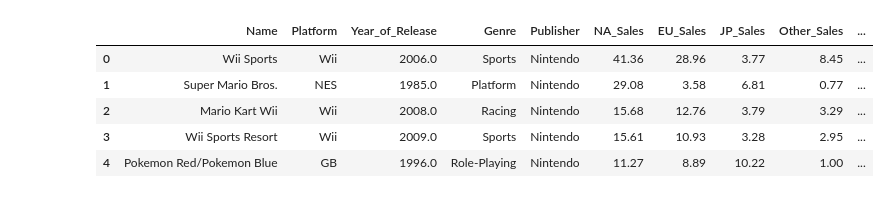
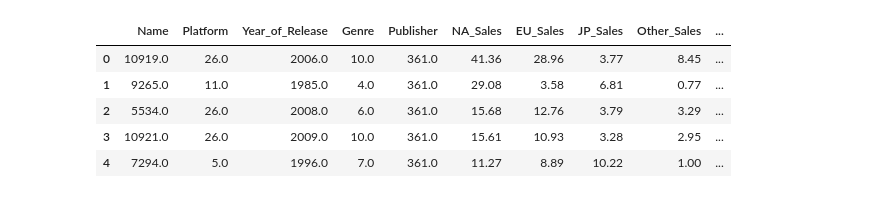
Before and after one commit to qianlan97/CPE695_Final, a Jupyter notebook: linear_regression.ipynb, the cells around one changed output. Saved outputs shown, nothing was run; the diff lists cells and outputs as text; code cells hidden in the pictures.

```diff
--- a/linear_regression.ipynb
+++ b/linear_regression.ipynb
@@ -4,10 +8,10 @@ import pandas as pd
 # %%
-df = pd.read_csv('Video_Games.csv')
+df = pd.read_csv('Fully_Encoded.csv')
 df.head()
 # %% [output]
 |  | Name | Platform | Year_of_Release | Genre | Publisher | NA_Sales | EU_Sales | JP_Sales | Other_Sales | ... |
-| 0 | Wii Sports | Wii | 2006.0 | Sports | Nintendo | 41.36 | 28.96 | 3.77 | 8.45 | ... |
-| 1 | Super Mario Bros. | NES | 1985.0 | Platform | Nintendo | 29.08 | 3.58 | 6.81 | 0.77 | ... |
-| 2 | Mario Kart Wii | Wii | 2008.0 | Racing | Nintendo | 15.68 | 12.76 | 3.79 | 3.29 | ... |
-| 3 | Wii Sports Resort | Wii | 2009.0 | Sports | Nintendo | 15.61 | 10.93 | 3.28 | 2.95 | ... |
-| 4 | Pokemon Red/Pokemon Blue | GB | 1996.0 | Role-Playing | Nintendo | 11.27 | 8.89 | 10.22 | 1.00 | ... |
+| 0 | 10919.0 | 26.0 | 2006.0 | 10.0 | 361.0 | 41.36 | 28.96 | 3.77 | 8.45 | ... |
+| 1 | 9265.0 | 11.0 | 1985.0 | 4.0 | 361.0 | 29.08 | 3.58 | 6.81 | 0.77 | ... |
+| 2 | 5534.0 | 26.0 | 2008.0 | 6.0 | 361.0 | 15.68 | 12.76 | 3.79 | 3.29 | ... |
+| 3 | 10921.0 | 26.0 | 2009.0 | 10.0 | 361.0 | 15.61 | 10.93 | 3.28 | 2.95 | ... |
+| 4 | 7294.0 | 5.0 | 1996.0 | 7.0 | 361.0 | 11.27 | 8.89 | 10.22 | 1.00 | ... |
```
Also changed, not shown: parts of 9 cells of this notebook.
